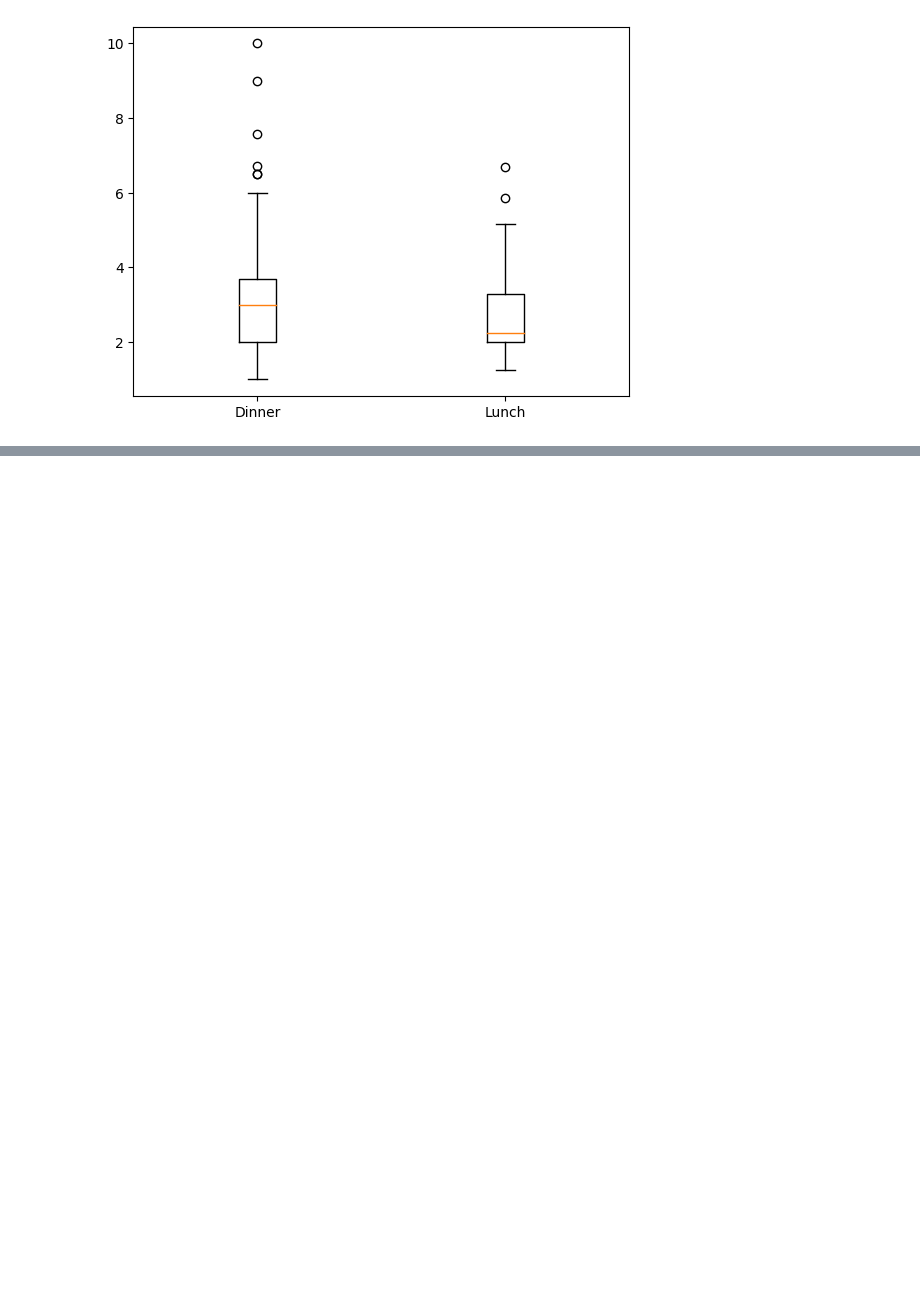
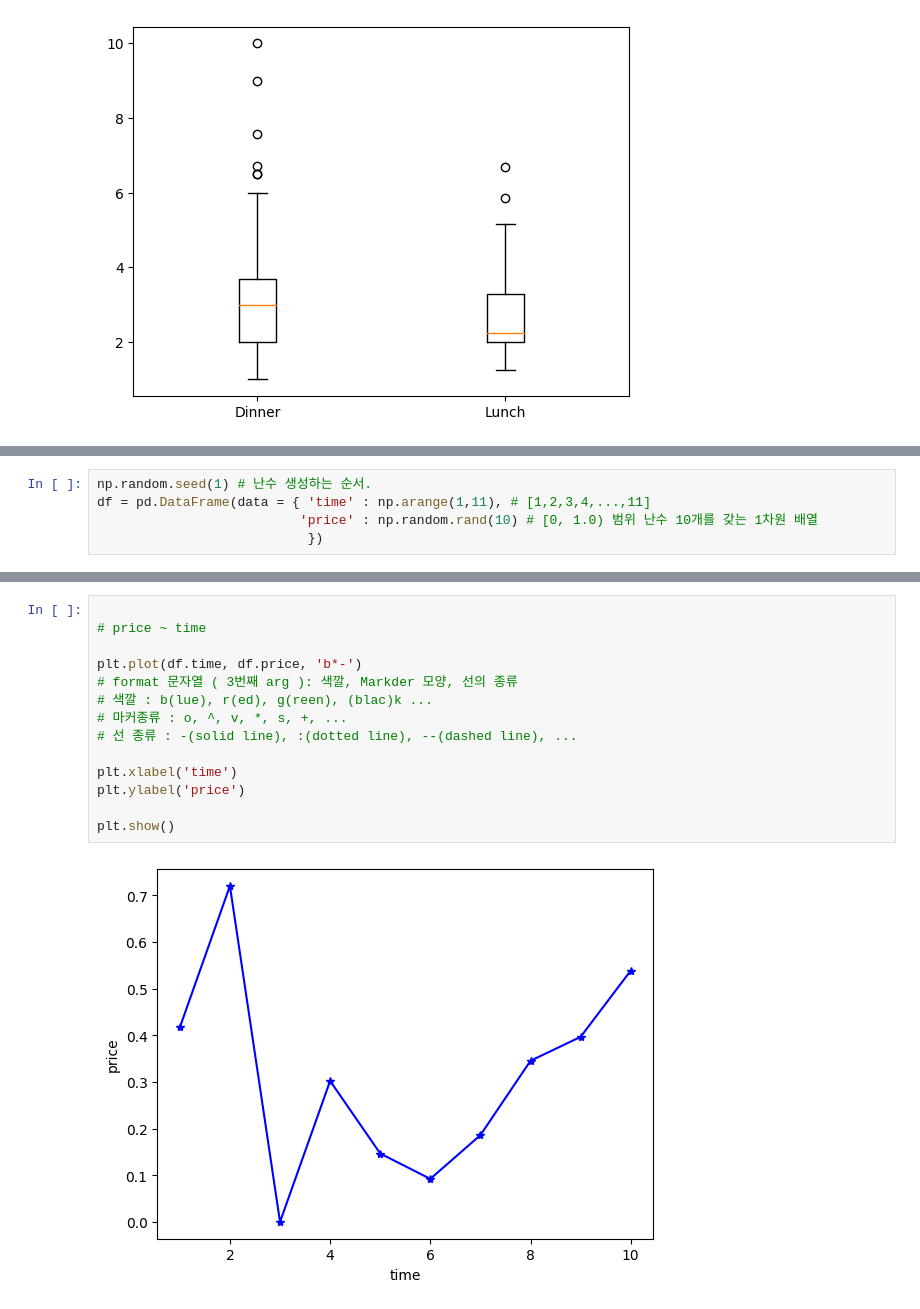
Before and after one commit to kim-dahun/python-study, a Jupyter notebook: py16_matplotlib.ipynb, the cells around one changed output, grey strips where cells are left out. Cells and saved outputs as stored; diff of their text form; blank space fills up the shorter version.

```diff
--- a/py16_matplotlib.ipynb
+++ b/py16_matplotlib.ipynb
@@ -362,0 +389,5 @@ plt.show()
+# %%
+np.random.seed(1) # 난수 생성하는 순서.
+df = pd.DataFrame(data = { 'time' : np.arange(1,11), # [1,2,3,4,...,11]
+                          'price' : np.random.rand(10) # [0, 1.0) 범위 난수 10개를 갖는 1차원 배열
+                           })
@@ -362,0 +408,16 @@ plt.show()
+# %%
+
+# price ~ time
+
+plt.plot(df.time, df.price, 'b*-')
+# format 문자열 ( 3번째 arg ): 색깔, Markder 모양, 선의 종류
+# 색깔 : b(lue), r(ed), g(reen), (blac)k ...
+# 마커종류 : o, ^, v, *, s, +, ...
+# 선 종류 : -(solid line), :(dotted line), --(dashed line), ...
+
+plt.xlabel('time')
+plt.ylabel('price')
+
+plt.show()
+# %% [output]
+[figure, added]
```
Also changed, not shown: parts of 8 cells of this notebook.
